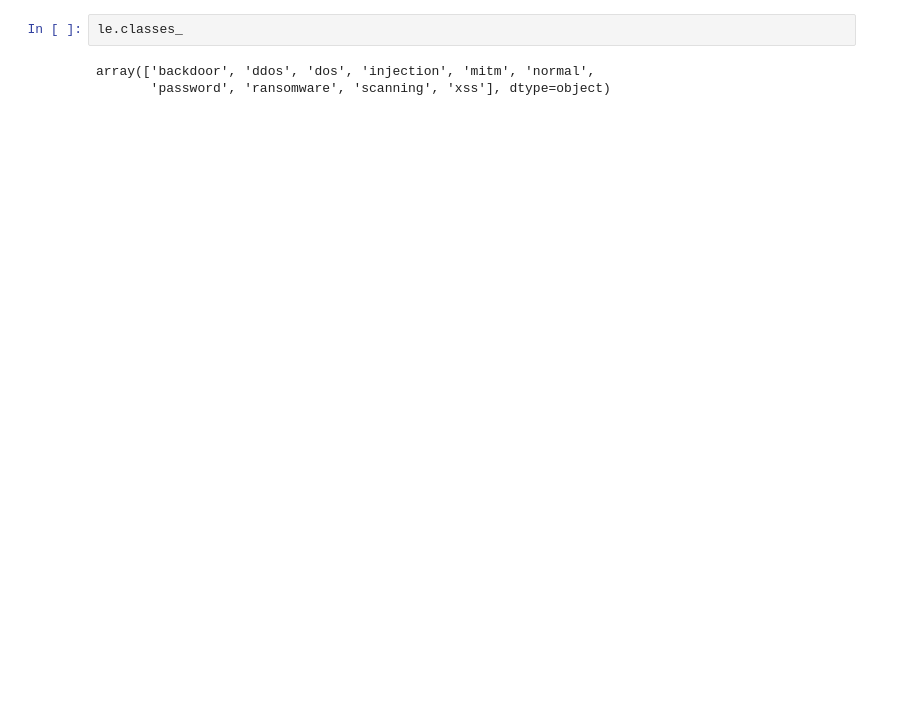
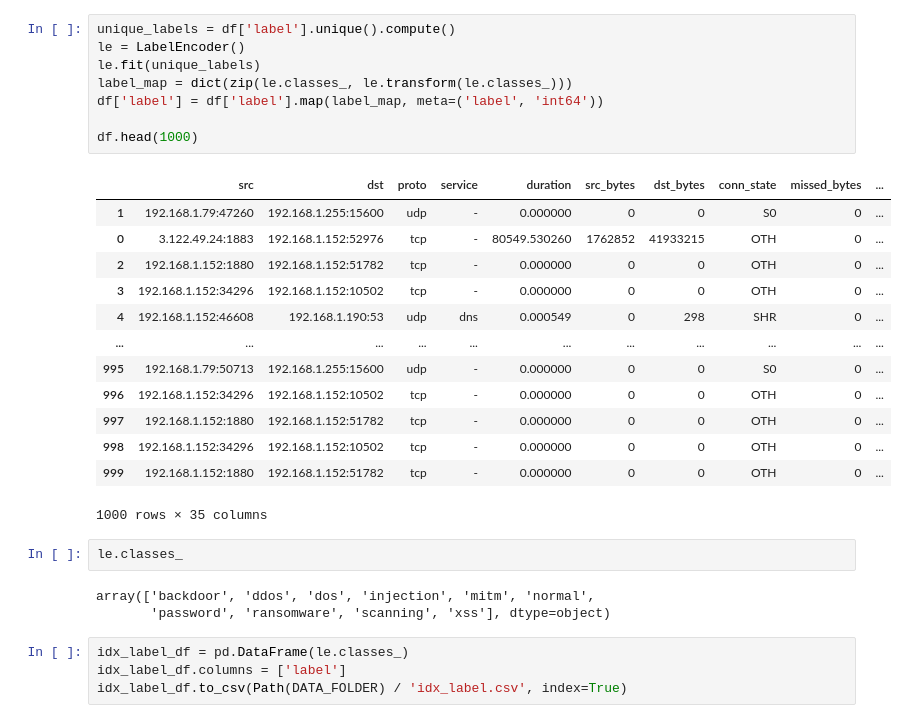
Before and after one commit to aron123/Online-IDS-GNN, a Jupyter notebook: notebooks/ton-iot-preprocess.ipynb, the cells around one changed output. Cells and saved outputs as stored; diff of their text form; blank space fills up the shorter version.

```diff
--- a/notebooks/ton-iot-preprocess.ipynb
+++ b/notebooks/ton-iot-preprocess.ipynb
@@ -94,5 +107,31 @@ raw_df
+# %%
+unique_labels = df['label'].unique().compute()
+le = LabelEncoder()
+le.fit(unique_labels)
+label_map = dict(zip(le.classes_, le.transform(le.classes_)))
+df['label'] = df['label'].map(label_map, meta=('label', 'int64'))
+
+df.head(1000)
+# %% [output]
+|  | src | dst | proto | service | duration | src_bytes | dst_bytes | conn_state | missed_bytes | ... |
+| 1 | 192.168.1.79:47260 | 192.168.1.255:15600 | udp | - | 0.000000 | 0 | 0 | S0 | 0 | ... |
+| 0 | 3.122.49.24:1883 | 192.168.1.152:52976 | tcp | - | 80549.530260 | 1762852 | 41933215 | OTH | 0 | ... |
+| 2 | 192.168.1.152:1880 | 192.168.1.152:51782 | tcp | - | 0.000000 | 0 | 0 | OTH | 0 | ... |
+| 3 | 192.168.1.152:34296 | 192.168.1.152:10502 | tcp | - | 0.000000 | 0 | 0 | OTH | 0 | ... |
+| 4 | 192.168.1.152:46608 | 192.168.1.190:53 | udp | dns | 0.000549 | 0 | 298 | SHR | 0 | ... |
+| ... | ... | ... | ... | ... | ... | ... | ... | ... | ... | ... |
+| 995 | 192.168.1.79:50713 | 192.168.1.255:15600 | udp | - | 0.000000 | 0 | 0 | S0 | 0 | ... |
+| 996 | 192.168.1.152:34296 | 192.168.1.152:10502 | tcp | - | 0.000000 | 0 | 0 | OTH | 0 | ... |
+| 997 | 192.168.1.152:1880 | 192.168.1.152:51782 | tcp | - | 0.000000 | 0 | 0 | OTH | 0 | ... |
+| 998 | 192.168.1.152:34296 | 192.168.1.152:10502 | tcp | - | 0.000000 | 0 | 0 | OTH | 0 | ... |
+| 999 | 192.168.1.152:1880 | 192.168.1.152:51782 | tcp | - | 0.000000 | 0 | 0 | OTH | 0 | ... |
+1000 rows × 35 columns
 # %%
 le.classes_
 # %% [output]
 array(['backdoor', 'ddos', 'dos', 'injection', 'mitm', 'normal',
        'password', 'ransomware', 'scanning', 'xss'], dtype=object)
+# %%
+idx_label_df = pd.DataFrame(le.classes_)
+idx_label_df.columns = ['label']
+idx_label_df.to_csv(Path(DATA_FOLDER) / 'idx_label.csv', index=True)
```
Also changed, not shown: parts of 20 cells of this notebook, 21 other files.
